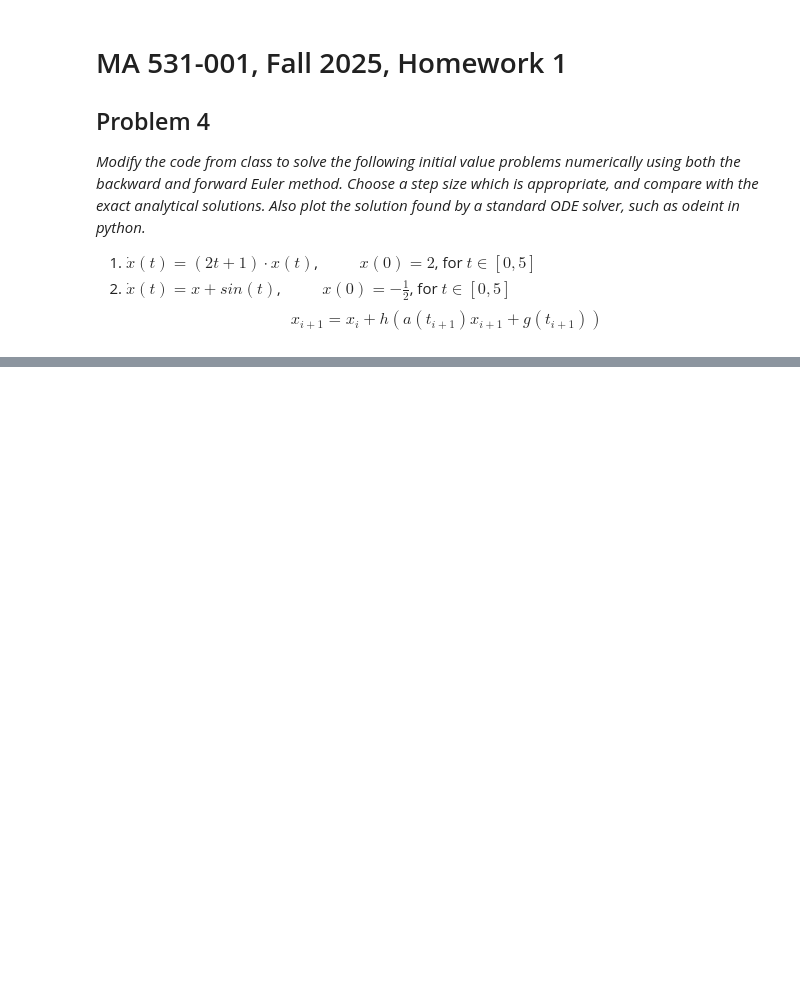
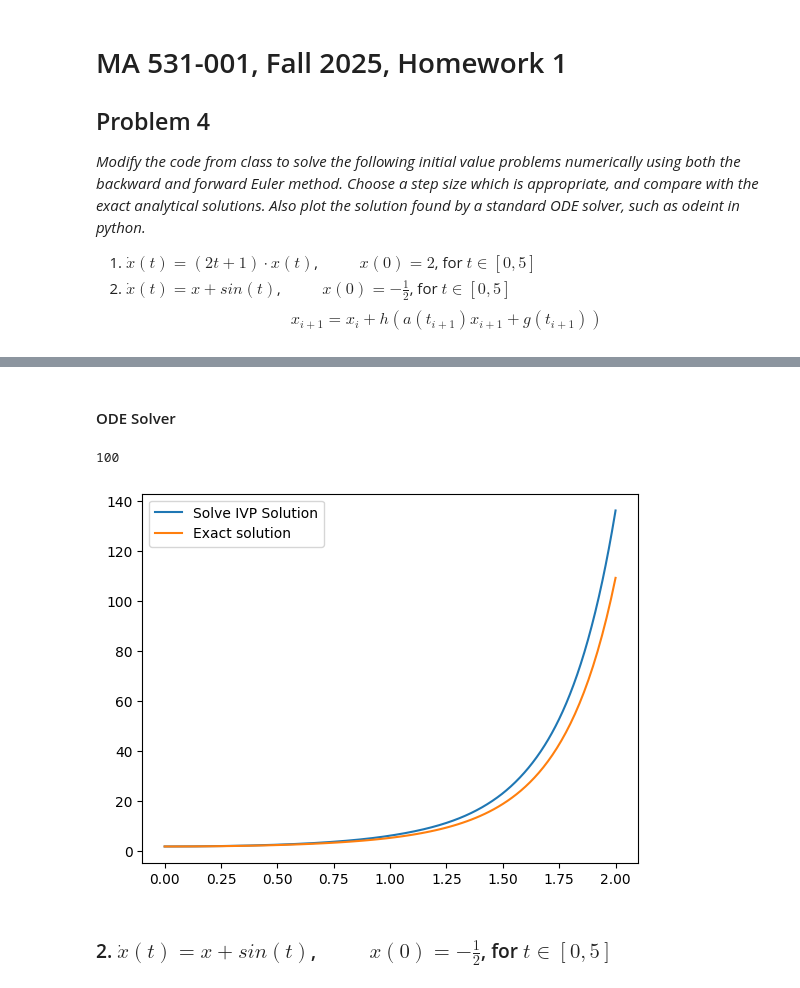
Before and after one commit to oREAGanoWombat/Course-Notes, a Jupyter notebook: Fall 2025/MA 531/Homework1_Problem4.ipynb, the cells around one changed output, grey strips where cells are left out. Saved outputs shown, nothing was run; the diff lists cells and outputs as text; code cells hidden in the pictures; blank space fills up the shorter version.

Commit message:
solved HW1 problem 4 part 1

```diff
--- a/Fall 2025/MA 531/Homework1_Problem4.ipynb
+++ b/Fall 2025/MA 531/Homework1_Problem4.ipynb
@@ -41,0 +79,38 @@ print(np.exp(t))
+# %% [markdown]
+#### ODE Solver
+# %%
+tfin=2
+h  =.01
+
+num_steps = int(np.ceil(1./h)) #The np.ceil is defensive coding: what if h doesn't divide [0,1] evenly
+print(num_steps)
+t = np.linspace(0,tfin,num_steps+1)
+t_ode=np.linspace(0,tfin,1000)
+h = 1./num_steps #This updates h to account for the possibility that it changed due to np.ceil.
+
+# set x to empty vector
+x = np.zeros(t.shape)
+
+# x(0) = 2
+x0 = 2
+x[0] = x0
+
+exact_solution = 2 * np.exp(t**2)
+
+def ODE1(x,t):
+    return (2*t+1)*x
+
+xoi = solve_ivp(ODE1, (0,tfin), [x0], t_eval=t_ode).y[0]
+
+# plot solve_ivp and exact solution
+fig, ax = plt.subplots()
+
+line1, = ax.plot(t_ode, xoi, label='Solve IVP Solution')
+line2, = ax.plot(t,exact_solution, label='Exact solution')
+ax.legend()
+plt.show()
+# %% [output]
+100
+[figure, added]
+# %% [markdown]
+### 2. $\dot{x}(t) = x+sin(t)$, &emsp; &emsp; $x(0) = -\frac{1}{2}$, for $t\in[0,5]$
```
Also changed, not shown: parts of 6 cells of this notebook, 1 other file.
